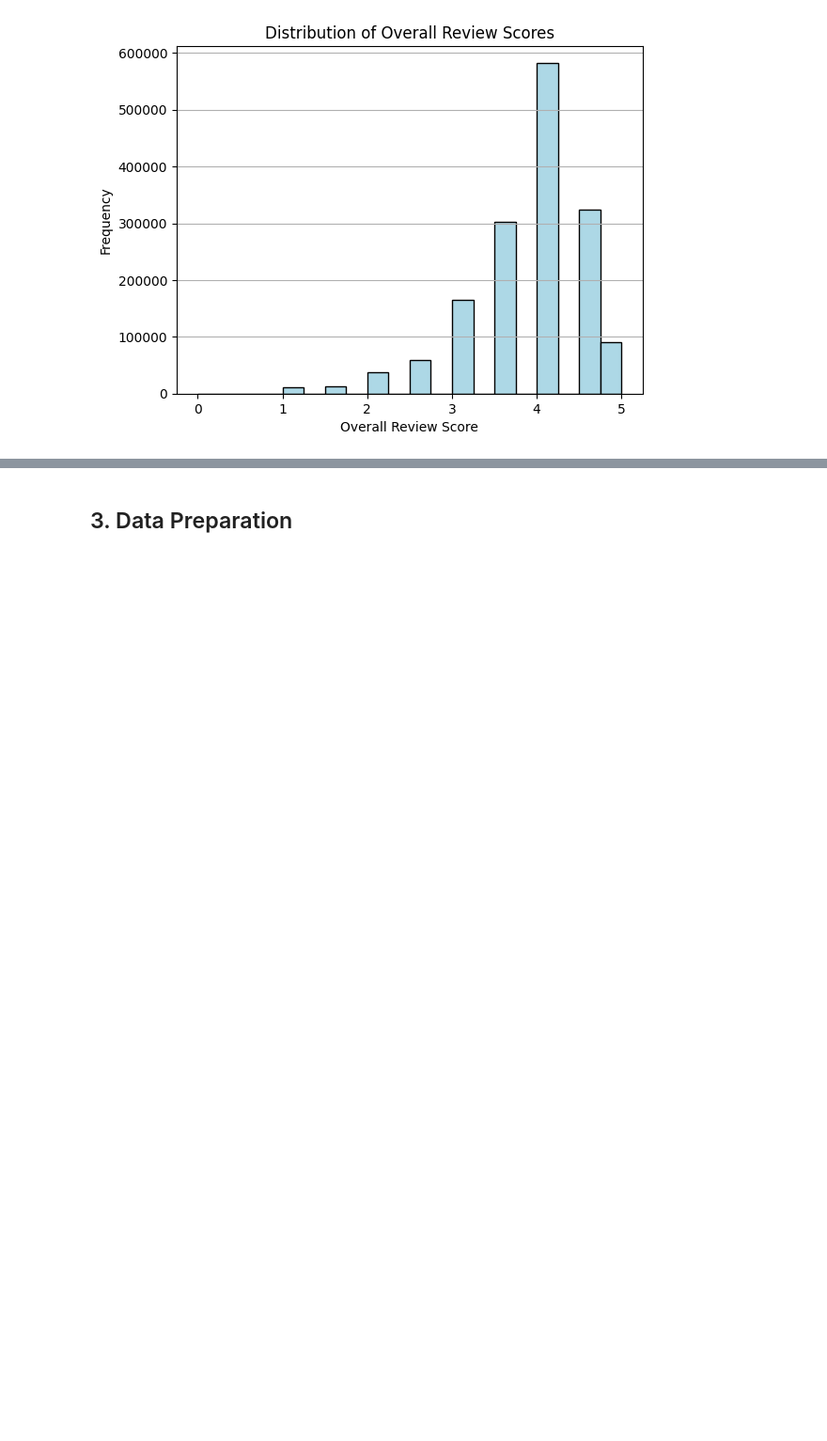
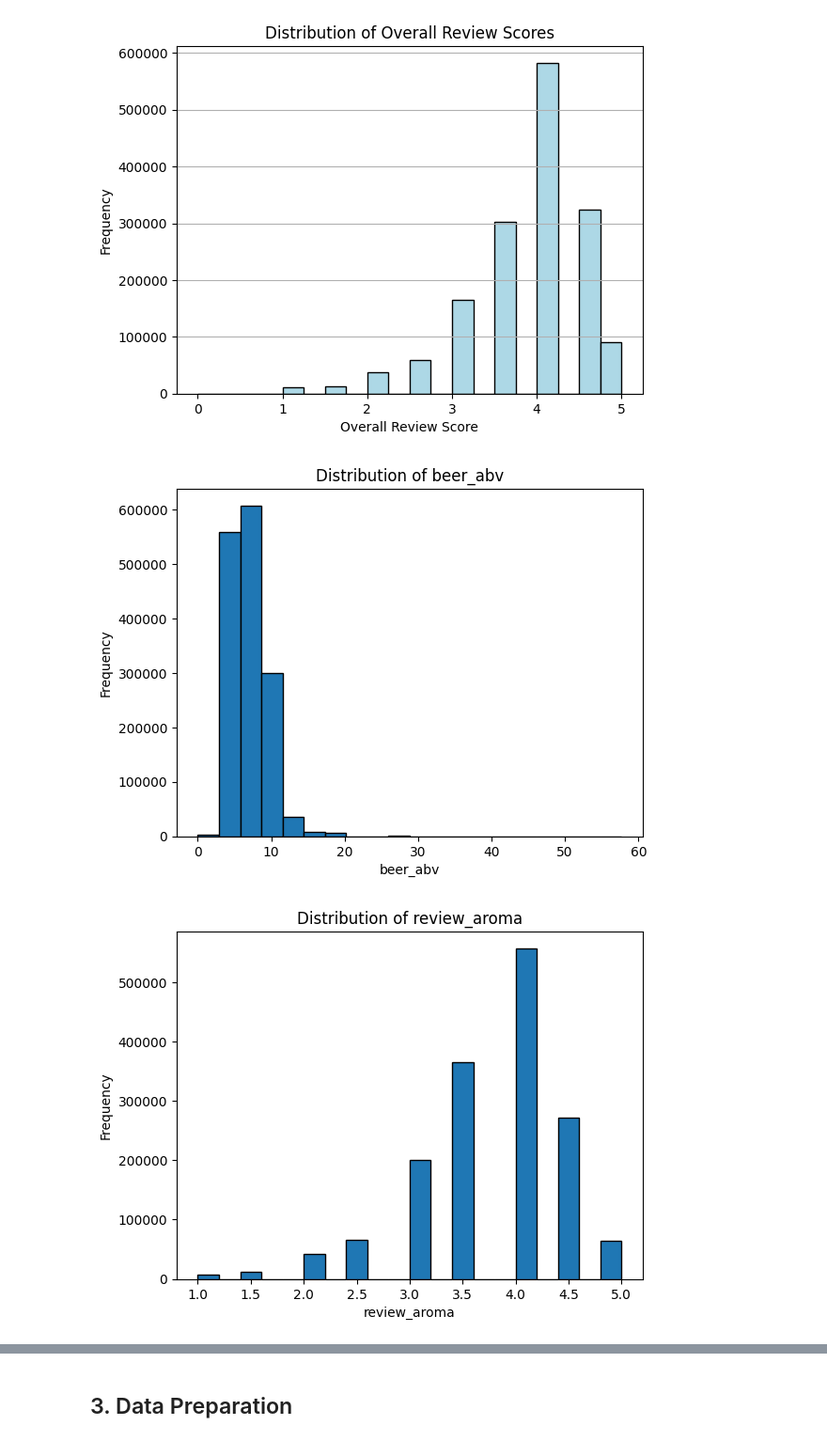
Before and after one commit to vitumake/TX00EY32-3001, a Jupyter notebook: Beer/Beer.ipynb, the cells around one changed output, grey strips where cells are left out. Shown: that part at 94% size. Saved outputs shown, nothing was run; the diff lists cells and outputs as text; code cells hidden in the pictures; blank space fills up the shorter version.

Commit message:
beer

```diff
--- a/Beer/Beer.ipynb
+++ b/Beer/Beer.ipynb
@@ -52,3 +52,13 @@ plt.grid(axis='y')
 plt.show()
 # %% [output]
 [figure]
+# %%
+for col in ['beer_abv', 'review_aroma', 'review_appearance', 'review_palate', 'review_taste']:
+    plt.hist(df[col], bins=20, edgecolor='black')
+    plt.title(f'Distribution of {col}')
+    plt.xlabel(col)
+    plt.ylabel('Frequency')
+    plt.show()
+# %% [output]
+[figure, added]
+[figure, added]
```
Also changed, not shown: parts of 1 cell of this notebook.
